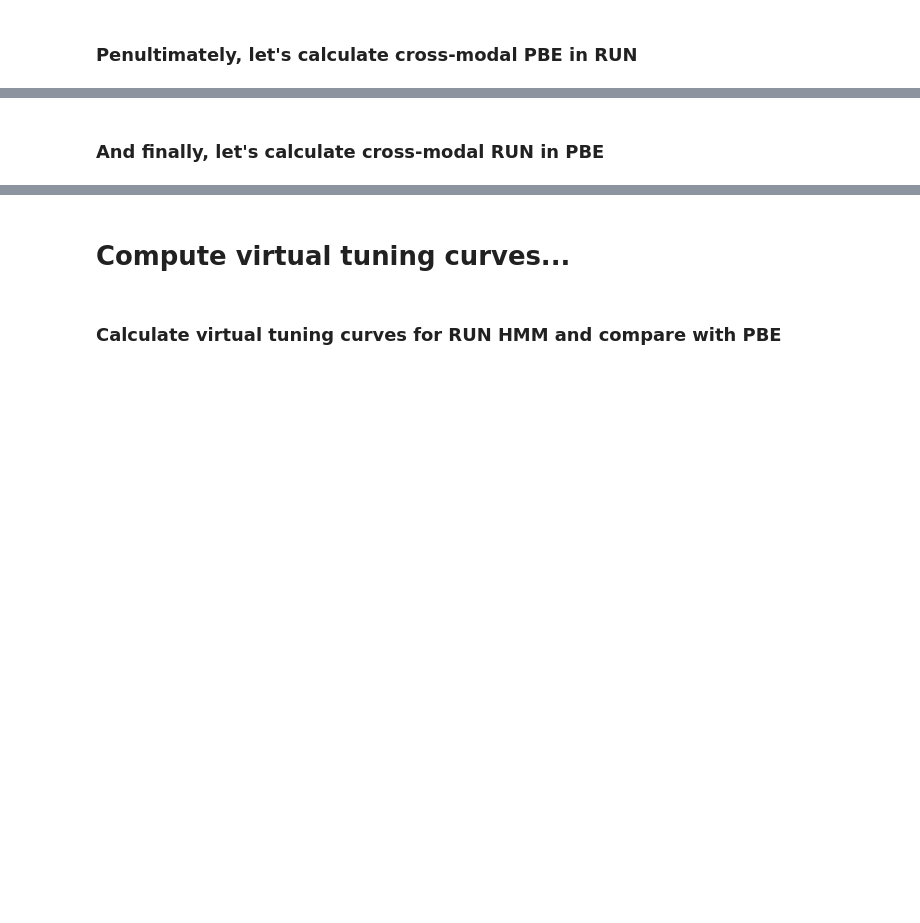
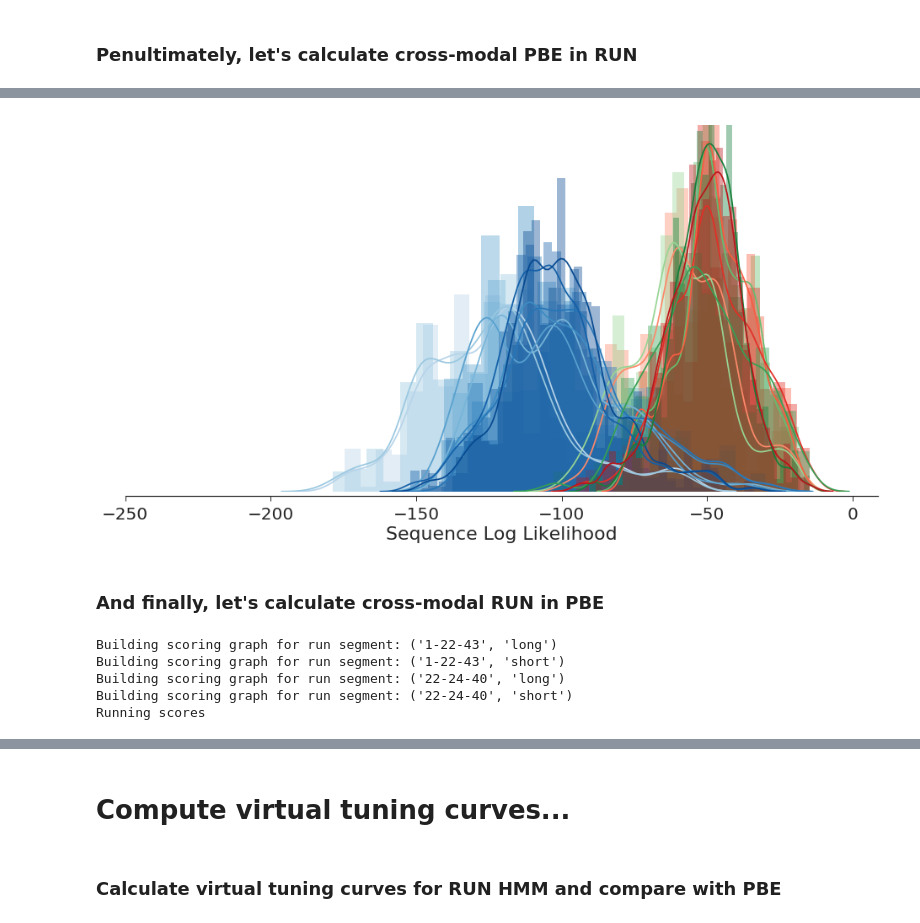
Before and after one commit to ckemere/CloudShuffles, a Jupyter notebook: Compare Run and PBE HMMs Pruned.ipynb, the cells around one changed output, grey strips where cells are left out. Cells and saved outputs as stored; diff of their text form; code cells hidden in the pictures; blank space fills up the shorter version.

```diff
--- a/Compare Run and PBE HMMs Pruned.ipynb
+++ b/Compare Run and PBE HMMs Pruned.ipynb
@@ -460,2 +442,55 @@ distributed.comm.tcp - WARNING - Closing dangling stream in <TCP local=tcp://127
+# %%
+# Plot distribution of model likelihoods with nice colors
+z_i = 0
+s_i = 0
+d_i = 0
+with npl.FigureManager(show=True, figsize=(16,8)) as (fig, ax):
+    for ii,pairwise in enumerate(pbe_with_run_model):
+        for jj,sess in enumerate(pairwise):
+            if ii is jj:
+                sns.distplot(np.hstack(sess), color=self_maze[z_i].tolist())
+                z_i = z_i + 1
+            else:
+                if ii//2 == jj//2:
+                    sns.distplot(np.hstack(sess), color=same_maze[s_i].tolist())
+                    s_i = s_i + 1
+                else:
+                    sns.distplot(np.hstack(sess), color=diff_maze[d_i].tolist())
+                    d_i = d_i + 1
+
+    plt.xlabel('Sequence Log Likelihood')
+    plt.xticks(np.arange(-250,1,50))
+    plt.yticks([])
+    sns.despine(left=True, offset=5)
+# %% [output]
+[figure, added]
 # %% [markdown]
 ### And finally, let's calculate cross-modal RUN in PBE
+# %%
+# Smooth data
+comp = []
+description = []
+for jj, (ses_data, seg_data) in enumerate(Segments):
+    print("Building scoring graph for run segment: {}".format((ses_data, seg_data)))
+    scores = []
+    desc = []
+    for ii, (ses_model, seg_model) in enumerate(Segments):
+        rep_scores = []
+        for rep in range(10):
+            # Rescale firing rates by differences in bin size (PBEs are smaller bins, so lower rate)
+            hmm = copy.deepcopy(pbe_models[ii][rep])
+            hmm.means_ = hmm.means_ * (ds_run / ds) # scale rates by difference in bin size
+            rep_scores.append(delayed(score_data)(delayed(RunData[jj], traverse=False), hmm))
+
+        scores.append(rep_scores)
+
+    comp.append(scores)
+
+print("Running scores")
+run_with_pbe_model = dask.compute(*comp)
+# %% [output]
+Building scoring graph for run segment: ('1-22-43', 'long')
+Building scoring graph for run segment: ('1-22-43', 'short')
+Building scoring graph for run segment: ('22-24-40', 'long')
+Building scoring graph for run segment: ('22-24-40', 'short')
+Running scores
```
Also changed, not shown: parts of 14 cells of this notebook, 1 other file.
